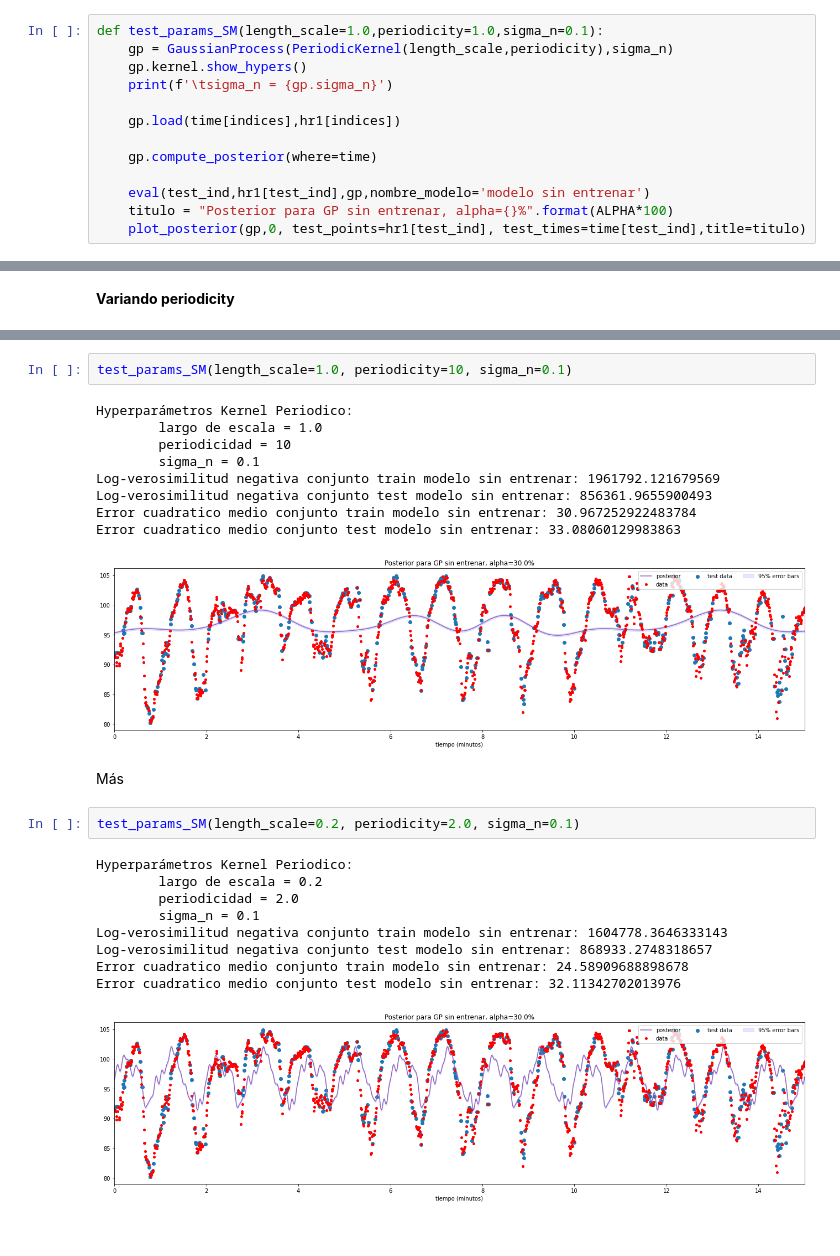
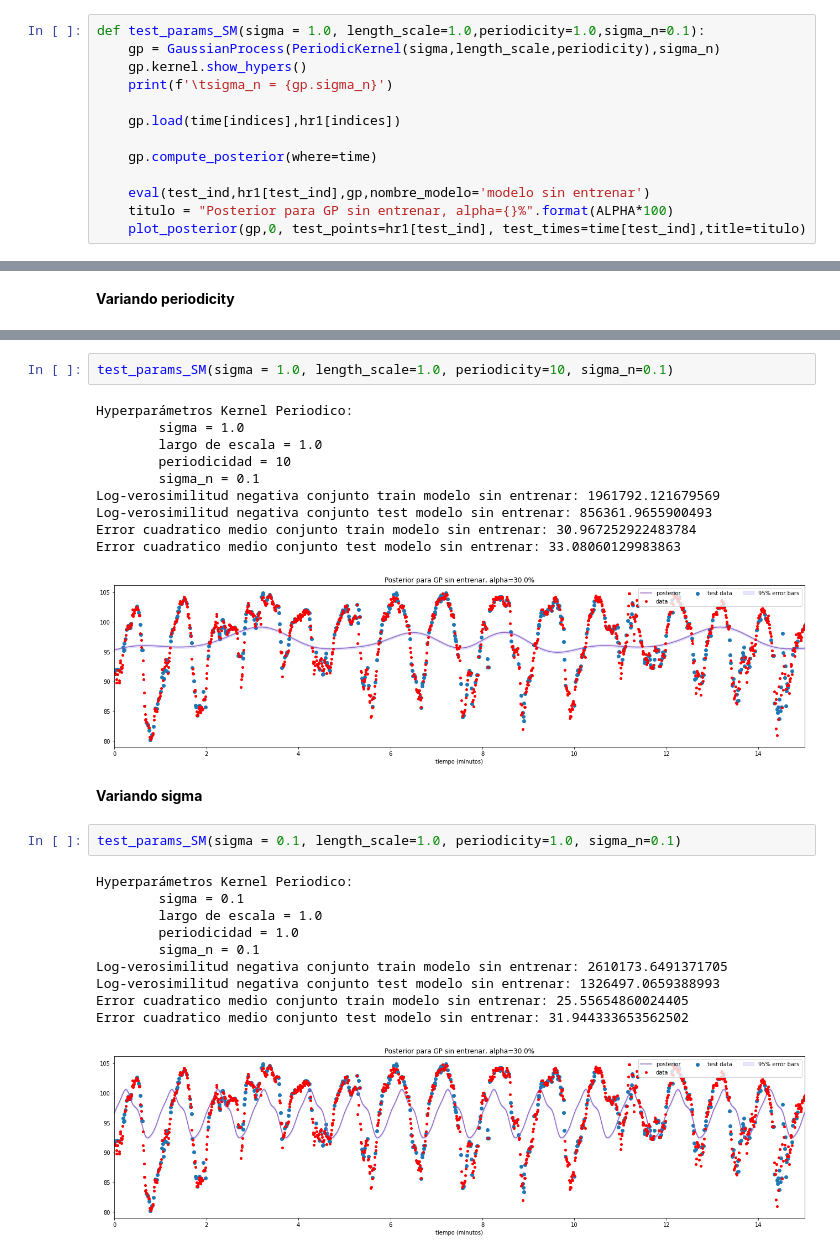
Before and after one commit to camilocarvajalreyes/tareas-MDS7204, a Jupyter notebook: unidad_2/tarea_3/exploracion_parametros_period.ipynb, the cells around one changed output, grey strips where cells are left out. Drawn from its saved outputs; the diff is of its cells as text.

Commit message:
updte periodic kernel, sigma param

```diff
--- a/unidad_2/tarea_3/exploracion_parametros_period.ipynb
+++ b/unidad_2/tarea_3/exploracion_parametros_period.ipynb
@@ -21,8 +21,8 @@ indices = np.random.choice(len(hr1), int(len(hr1)*(1-ALPHA)), replace=False)
 time = np.linspace(0,15,1800)
 test_ind = np.array([i for i in range(len(hr1)) if i not in indices])
 # %%
-def test_params_SM(length_scale=1.0,periodicity=1.0,sigma_n=0.1):
-    gp = GaussianProcess(PeriodicKernel(length_scale,periodicity),sigma_n)
+def test_params_SM(sigma = 1.0, length_scale=1.0,periodicity=1.0,sigma_n=0.1):
+    gp = GaussianProcess(PeriodicKernel(sigma,length_scale,periodicity),sigma_n)
     gp.kernel.show_hypers()
     print(f'\tsigma_n = {gp.sigma_n}')
 
@@ -112,9 +118,10 @@ Error cuadratico medio conjunto train modelo sin entrenar: 23.496073308597644
 Error cuadratico medio conjunto test modelo sin entrenar: 32.75514477879326
 [figure]
 # %%
-test_params_SM(length_scale=1.0, periodicity=10, sigma_n=0.1)
+test_params_SM(sigma = 1.0, length_scale=1.0, periodicity=10, sigma_n=0.1)
 # %% [output]
 Hyperparámetros Kernel Periodico:
+        sigma = 1.0
         largo de escala = 1.0
         periodicidad = 10
         sigma_n = 0.1
@@ -123,17 +130,18 @@ Log-verosimilitud negativa conjunto test modelo sin entrenar: 856361.9655900493
 Error cuadratico medio conjunto train modelo sin entrenar: 30.967252922483784
 Error cuadratico medio conjunto test modelo sin entrenar: 33.08060129983863
 [figure]
-# %% [markdown]
-Más
+# %% [markdown]
+**Variando sigma**
 # %%
-test_params_SM(length_scale=0.2, periodicity=2.0, sigma_n=0.1)
+test_params_SM(sigma = 0.1, length_scale=1.0, periodicity=1.0, sigma_n=0.1)
 # %% [output]
 Hyperparámetros Kernel Periodico:
-        largo de escala = 0.2
-        periodicidad = 2.0
+        sigma = 0.1
+        largo de escala = 1.0
+        periodicidad = 1.0
         sigma_n = 0.1
-Log-verosimilitud negativa conjunto train modelo sin entrenar: 1604778.3646333143
-Log-verosimilitud negativa conjunto test modelo sin entrenar: 868933.2748318657
-Error cuadratico medio conjunto train modelo sin entrenar: 24.58909688898678
-Error cuadratico medio conjunto test modelo sin entrenar: 32.11342702013976
+Log-verosimilitud negativa conjunto train modelo sin entrenar: 2610173.6491371705
+Log-verosimilitud negativa conjunto test modelo sin entrenar: 1326497.0659388993
+Error cuadratico medio conjunto train modelo sin entrenar: 25.55654860024405
+Error cuadratico medio conjunto test modelo sin entrenar: 31.944333653562502
-[figure, old version]
+[figure, new version]
```
Also changed, not shown: parts of 12 cells of this notebook, 2 other files.
